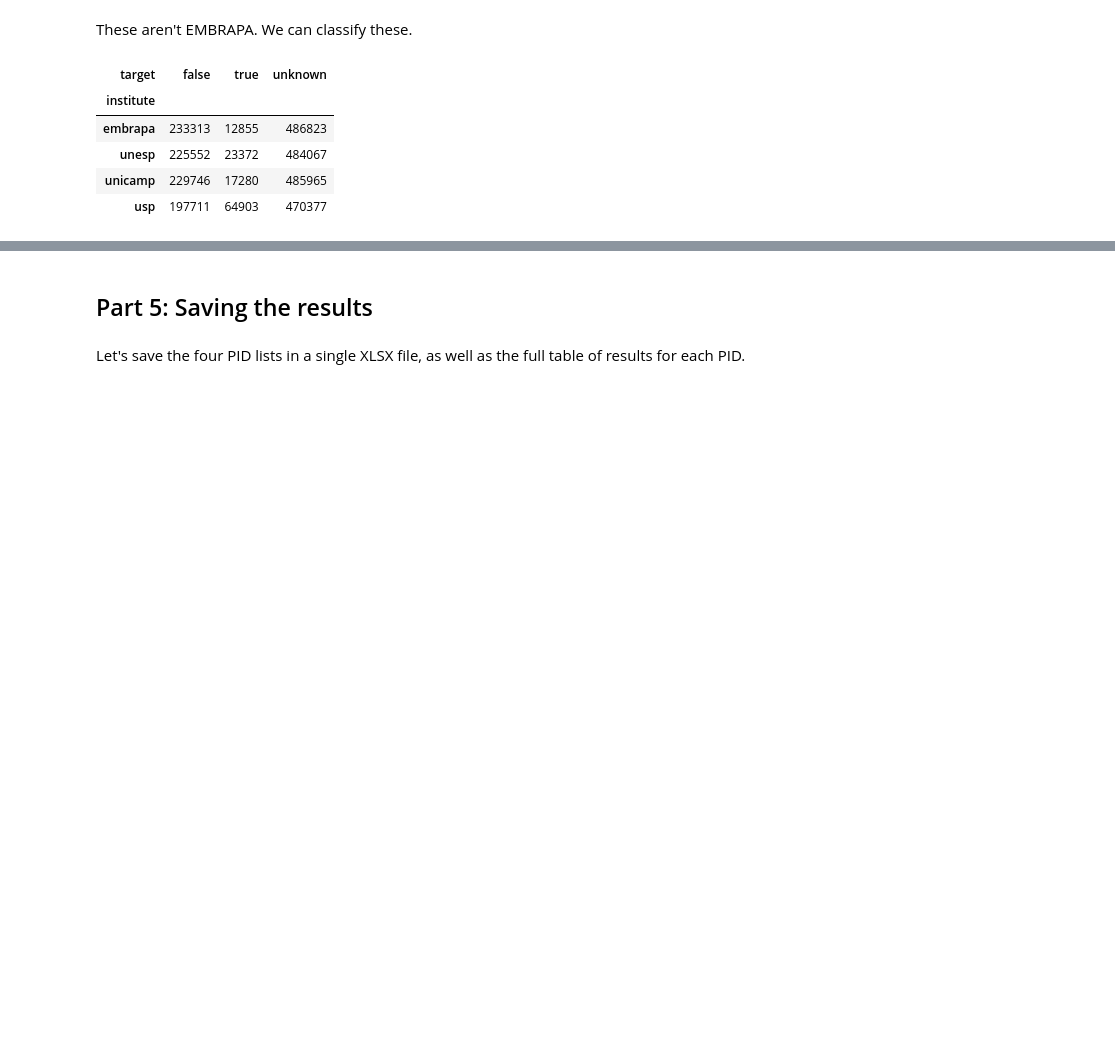
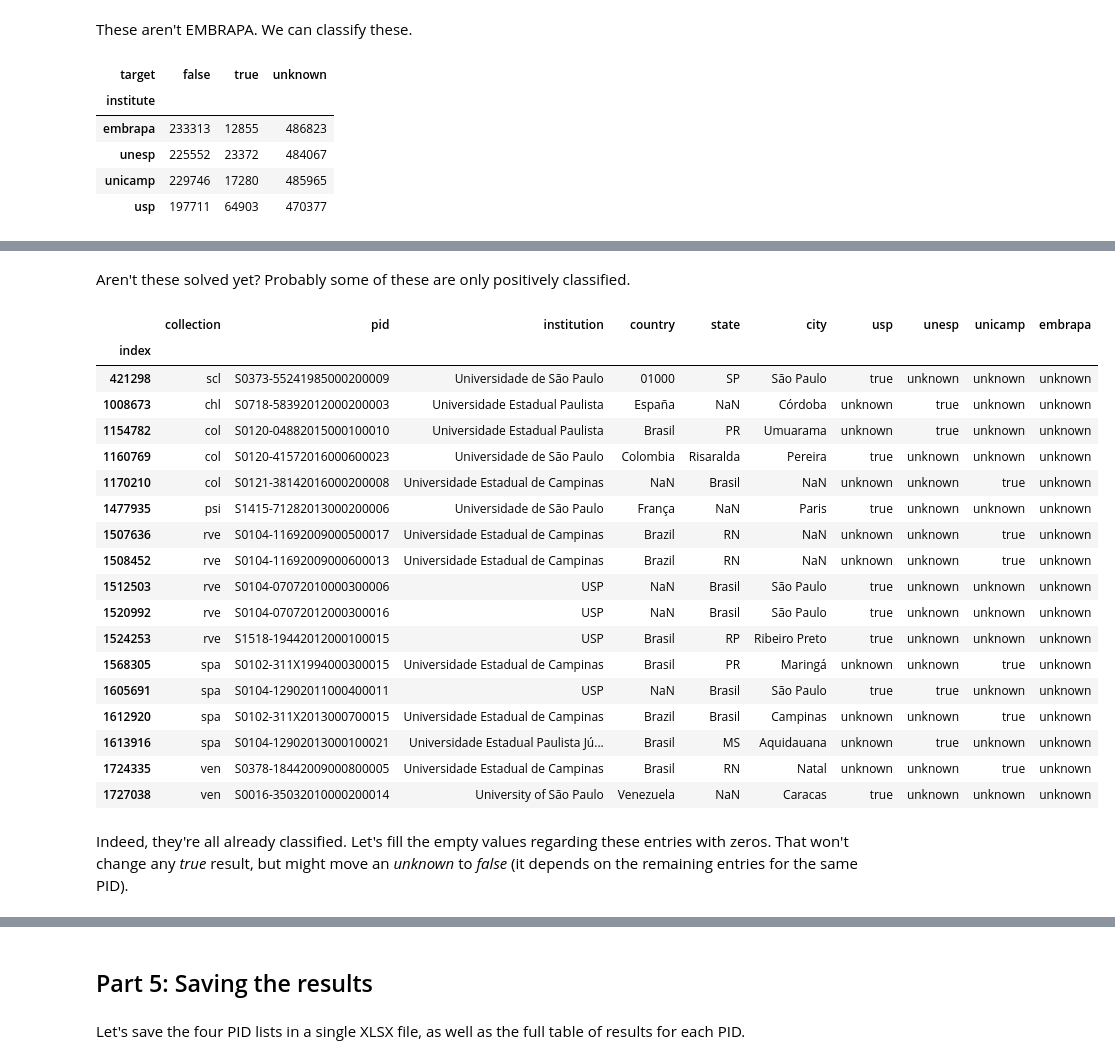
Before and after one commit to scieloorg/normalizations-experiments, a Jupyter notebook: experiments_2019-02_usp_unicamp_unesp_embrapa.ipynb, the cells around one changed output, grey strips where cells are left out. Cells and saved outputs as stored; diff of their text form; code cells hidden in the pictures; blank space fills up the shorter version.

```diff
--- a/experiments_2019-02_usp_unicamp_unesp_embrapa.ipynb
+++ b/experiments_2019-02_usp_unicamp_unesp_embrapa.ipynb
@@ -4993,0 +5350,2 @@ pids2stats(solution2pids(solution))
+# %%
+imtable2 = get_imtable()
@@ -4993,0 +5358,15 @@ pids2stats(solution2pids(solution))
+# %%
+imt2_crits = pd.DataFrame([
+    (imtable2["is_br"] < 1e-5),
+    (imtable2["is_sp"] < 1e-5),
+    (imtable2["usp"] < .01),
+    (imtable2["unesp"] < .01),
+    (imtable2["unicamp"] < .01),
+    (imtable2["embrapa"] < .01),
+    ~imtable2["m_usp"],
+    ~imtable2["m_unesp"],
+    ~imtable2["m_unicamp"],
+    ~imtable2["m_embrapa"],
+]).T
+imt2_crits_sum = imt2_crits.sum(axis=1)
+imt2_crits_sum.min()
@@ -4993,0 +5375,3 @@ pids2stats(solution2pids(solution))
+# %%
+imt2c3 = imtable2[imt2_crits.sum(axis=1) == imt2_crits_sum.min()]
+imt2c3
@@ -4993,0 +5386,44 @@ pids2stats(solution2pids(solution))
+# %% [markdown]
+Aren't these solved yet?
+Probably some of these are only positively classified.
+# %%
+tmp_dataset = pd.merge(
+    dataset.reset_index(),
+    solution2pids(solution),
+    how="left",
+    left_on="pid",
+    right_index=True,
+).set_index("index")
+# %%
+imt2c3_rows = tmp_dataset[
+    (tmp_dataset[["usp", "unesp",
+                  "unicamp", "embrapa"]] == "unknown").any(axis=1) &
+    solution.isna().any(axis=1) &
+    all_pre_inames.isin(imt2c3["inst"])
+]
+imt2c3_rows
+# %% [output]
+|  | collection | pid | institution | country | state | city | usp | unesp | unicamp | embrapa |
+| index |  |  |  |  |  |  |  |  |  |  |
+| 421298 | scl | S0373-55241985000200009 | Universidade de São Paulo | 01000 | SP | São Paulo | true | unknown | unknown | unknown |
+| 1008673 | chl | S0718-58392012000200003 | Universidade Estadual Paulista | España | NaN | Córdoba | unknown | true | unknown | unknown |
+| 1154782 | col | S0120-04882015000100010 | Universidade Estadual Paulista | Brasil | PR | Umuarama | unknown | true | unknown | unknown |
+| 1160769 | col | S0120-41572016000600023 | Universidade de São Paulo | Colombia | Risaralda | Pereira | true | unknown | unknown | unknown |
+| 1170210 | col | S0121-38142016000200008 | Universidade Estadual de Campinas | NaN | Brasil | NaN | unknown | unknown | true | unknown |
+| 1477935 | psi | S1415-71282013000200006 | Universidade de São Paulo | França | NaN | Paris | true | unknown | unknown | unknown |
+| 1507636 | rve | S0104-11692009000500017 | Universidade Estadual de Campinas | Brazil | RN | NaN | unknown | unknown | true | unknown |
+| 1508452 | rve | S0104-11692009000600013 | Universidade Estadual de Campinas | Brazil | RN | NaN | unknown | unknown | true | unknown |
+| 1512503 | rve | S0104-07072010000300006 | USP | NaN | Brasil | São Paulo | true | unknown | unknown | unknown |
+| 1520992 | rve | S0104-07072012000300016 | USP | NaN | Brasil | São Paulo | true | unknown | unknown | unknown |
+| 1524253 | rve | S1518-19442012000100015 | USP | Brasil | RP | Ribeiro Preto | true | unknown | unknown | unknown |
+| 1568305 | spa | S0102-311X1994000300015 | Universidade Estadual de Campinas | Brasil | PR | Maringá | unknown | unknown | true | unknown |
+| 1605691 | spa | S0104-12902011000400011 | USP | NaN | Brasil | São Paulo | true | true | unknown | unknown |
+| 1612920 | spa | S0102-311X2013000700015 | Universidade Estadual de Campinas | Brazil | Brasil | Campinas | unknown | unknown | true | unknown |
+| 1613916 | spa | S0104-12902013000100021 | Universidade Estadual Paulista Jú... | Brasil | MS | Aquidauana | unknown | true | unknown | unknown |
+| 1724335 | ven | S0378-18442009000800005 | Universidade Estadual de Campinas | Brasil | RN | Natal | unknown | unknown | true | unknown |
+| 1727038 | ven | S0016-35032010000200014 | University of São Paulo | Venezuela | NaN | Caracas | true | unknown | unknown | unknown |
+# %% [markdown]
+Indeed, they're all already classified.
+Let's fill the empty values regarding these entries with zeros.
+That won't change any *true* result, but might move an *unknown*
+to *false* (it depends on the remaining entries for the same PID).
```
Also changed, not shown: parts of 68 cells of this notebook.
